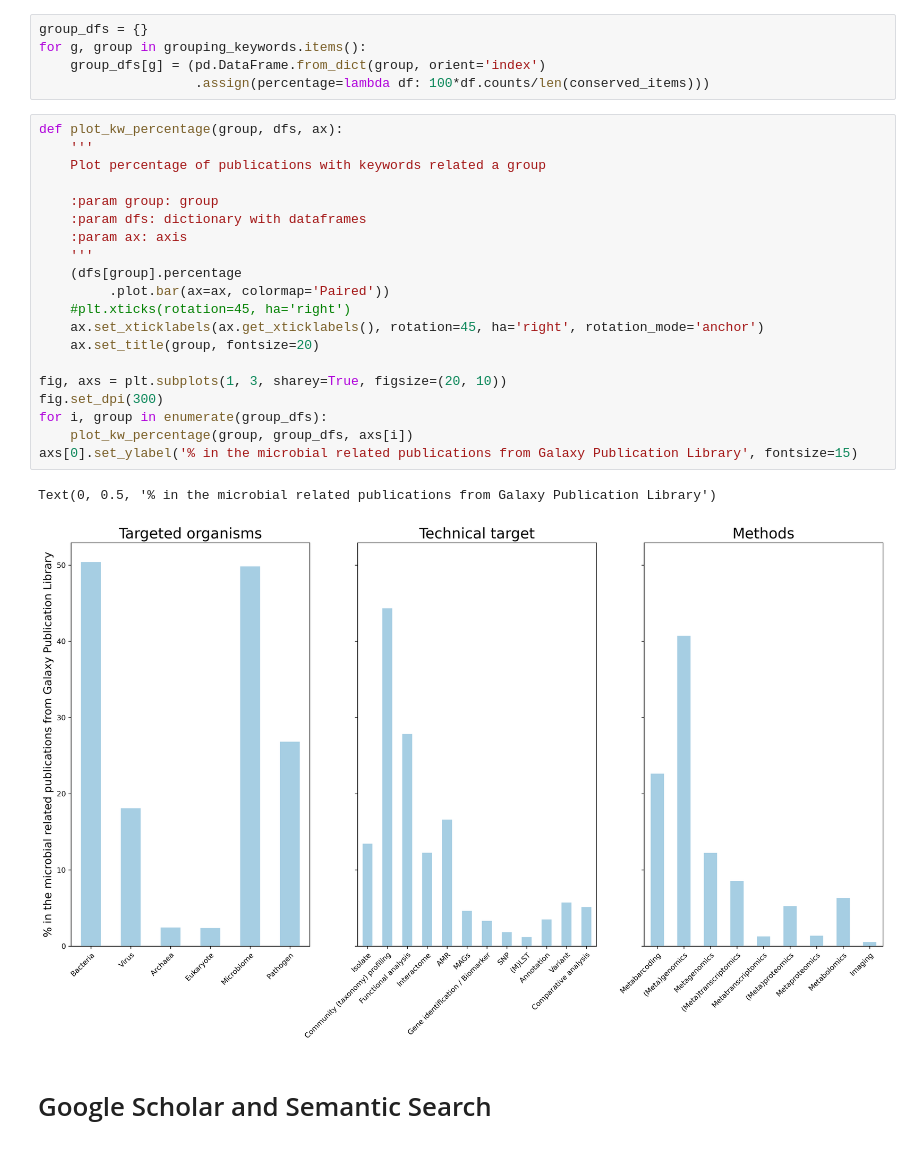
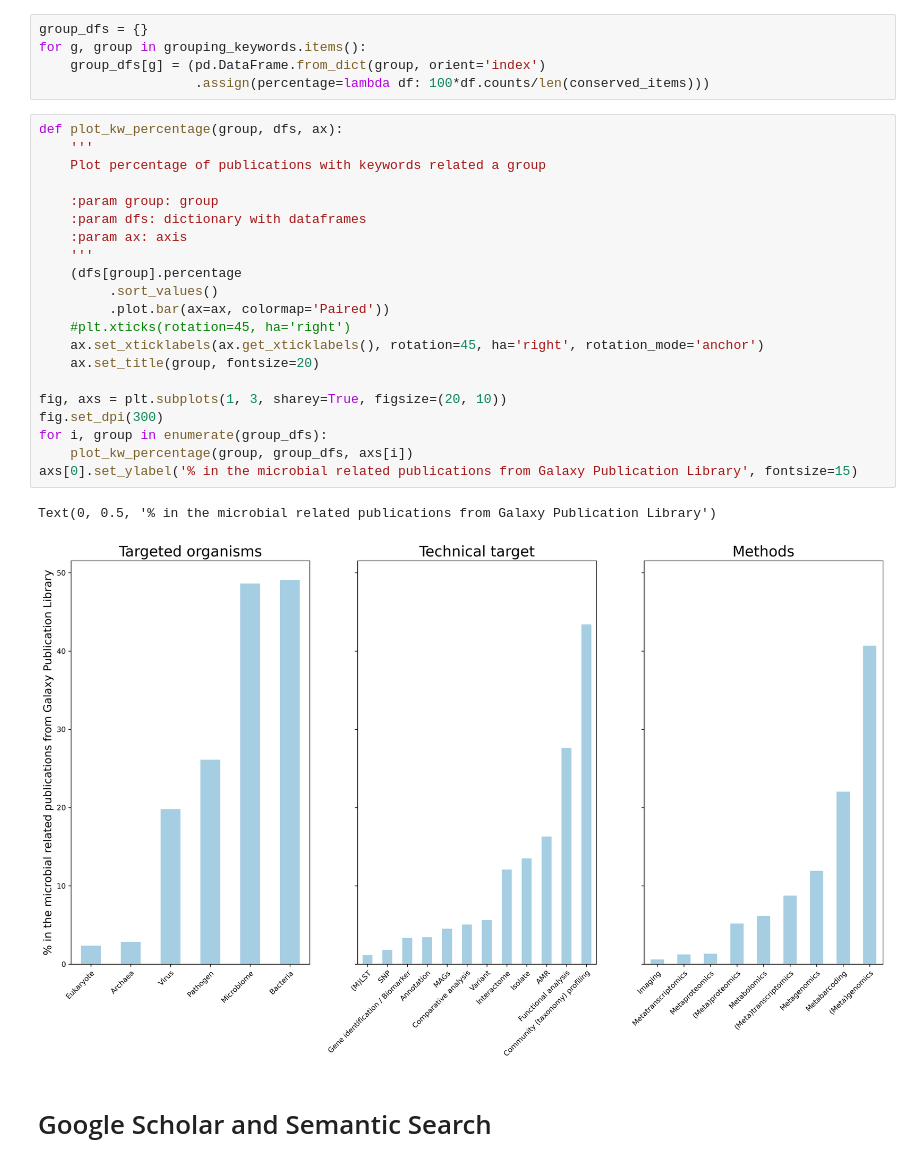
Before and after one commit to usegalaxy-eu/microgalaxy_paper_2025, a Jupyter notebook: bin/explore_publications.ipynb, the cells around one changed output. Drawn from its saved outputs; the diff is of its cells as text.

```diff
--- a/bin/explore_publications.ipynb
+++ b/bin/explore_publications.ipynb
@@ -341,26 +345,27 @@ for g, group in grouping_keywords.items():
 # %%
 def plot_kw_percentage(group, dfs, ax):
     '''
     Plot percentage of publications with keywords related a group
 
     :param group: group
     :param dfs: dictionary with dataframes
     :param ax: axis
     '''
     (dfs[group].percentage
+         .sort_values()
          .plot.bar(ax=ax, colormap='Paired'))
     #plt.xticks(rotation=45, ha='right')
     ax.set_xticklabels(ax.get_xticklabels(), rotation=45, ha='right', rotation_mode='anchor')
     ax.set_title(group, fontsize=20)
 
 fig, axs = plt.subplots(1, 3, sharey=True, figsize=(20, 10))
 fig.set_dpi(300)
 for i, group in enumerate(group_dfs):
     plot_kw_percentage(group, group_dfs, axs[i])
 axs[0].set_ylabel('% in the microbial related publications from Galaxy Publication Library', fontsize=15)
 # %% [output]
 Text(0, 0.5, '% in the microbial related publications from Galaxy Publication Library')
-[figure, old version]
+[figure, new version]
 # %% [markdown]
 # Google Scholar and Semantic Search
 # %% [markdown]
```
Also changed, not shown: parts of 18 cells of this notebook, 4 other files.
